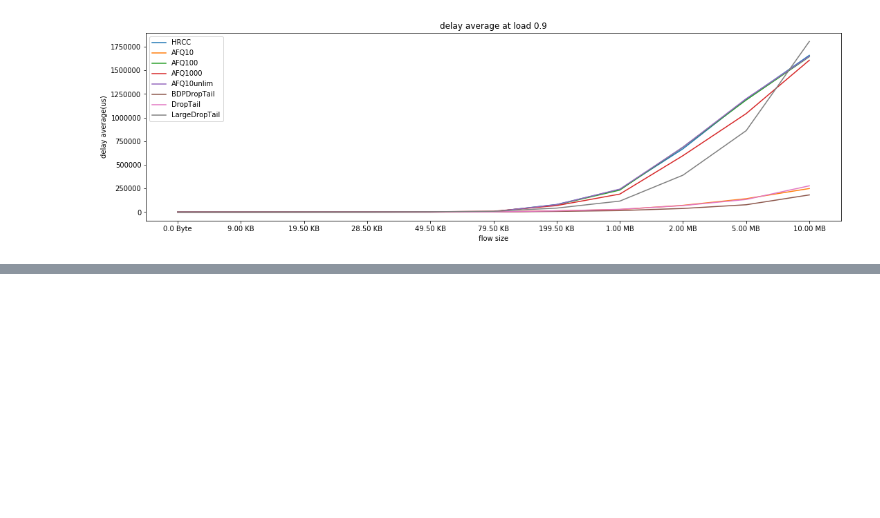
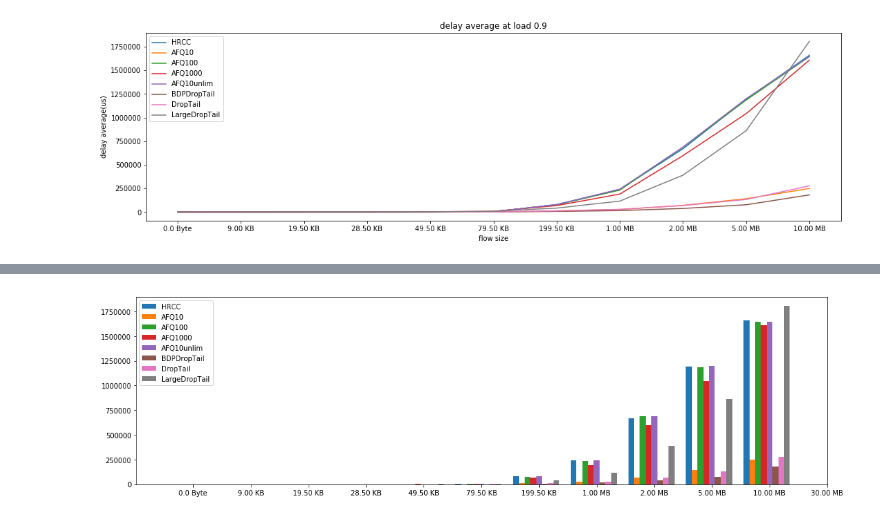
Before and after one commit to FruitBrother/Gearbox, a Jupyter notebook: analysis/plot_end2end_delay_mean_flowsize.ipynb, the cells around one changed output, grey strips where cells are left out. Drawn from its saved outputs; the diff is of its cells as text; code cells hidden in the pictures; blank space fills up the shorter version.

```diff
--- a/analysis/plot_end2end_delay_mean_flowsize.ipynb
+++ b/analysis/plot_end2end_delay_mean_flowsize.ipynb
@@ -59,7 +59,7 @@ def plot_one_end2end_delay_mean_flowsize(out_filename, flow_size, tracefile, alg
         delay_average.append(seg_flow_delay.mean()['flow_delay'])
 
     plt.plot([humanbytes(i*1500) for i in flow_size[:-1]], delay_average, label=alg)
-
+    return delay_average
 
 def plot_end2end_delay_mean_flowsize(flow_size, algs):
     directory = "/home/ovs2/eval/tcp_random_pair_32host/diff_host_4pods/4host_FID/out_tr/4p4h1000f/"
@@ -67,15 +67,17 @@ def plot_end2end_delay_mean_flowsize(flow_size, algs):
     plt.xlabel('flow size')
     plt.ylabel('delay average(us)')
     plt.title("delay average at load 0.9")
+    plot_data = []
     for alg in algs:
         filename = '4p4h1000f_'+alg+'_out.tr'
         tracefile = "/home/ovs2/eval/tcp_random_pair_32host/diff_host_4pods/4host_FID/tcp-incast-"+alg+"/tcp_flow_1000_0.9_Topology-4hosts-4pods-random.tcl.tr"
-        plot_one_end2end_delay_mean_flowsize(directory+filename, flow_size, tracefile, alg)
+        plot_data.append(plot_one_end2end_delay_mean_flowsize(directory+filename, flow_size, tracefile, alg))
     plt.legend()
     plt.show()
+    return plot_data
 # %%
 algs = ['HRCC', 'AFQ10', 'AFQ100', 'AFQ1000', 'AFQ10unlim', 'BDPDropTail', 'DropTail', 'LargeDropTail']
 flow_size=[0, 6, 13, 19, 33, 53, 133, 667, 1333, 3333, 6667, 20000, float('inf')]
-plot_end2end_delay_mean_flowsize(flow_size, algs)
+plot_data = plot_end2end_delay_mean_flowsize(flow_size, algs)
 # %% [output]
 [figure]
@@ -81,0 +104,19 @@ plot_end2end_delay_mean_flowsize(flow_size, algs)
+# %%
+algs = ['HRCC', 'AFQ10', 'AFQ100', 'AFQ1000', 'AFQ10unlim', 'BDPDropTail', 'DropTail', 'LargeDropTail']
+bar_width=0.1
+plt.figure(figsize=(18,5))
+tick_label=[humanbytes(i*1500) for i in flow_size[:-1]]
+x=np.arange(len(flow_size[:-1]))
+index = 0
+for alg in algs:
+    plt.bar(x,plot_data[index],bar_width,label=alg)
+    index+=1
+    x = x + bar_width
+
+
+plt.legend()
+x=np.arange(len(flow_size[:-1]))
+plt.xticks(x+len(algs)*bar_width/2,tick_label)
+plt.show()
+# %% [output]
+[figure, added]
```
Also changed, not shown: parts of 1 cell of this notebook.
